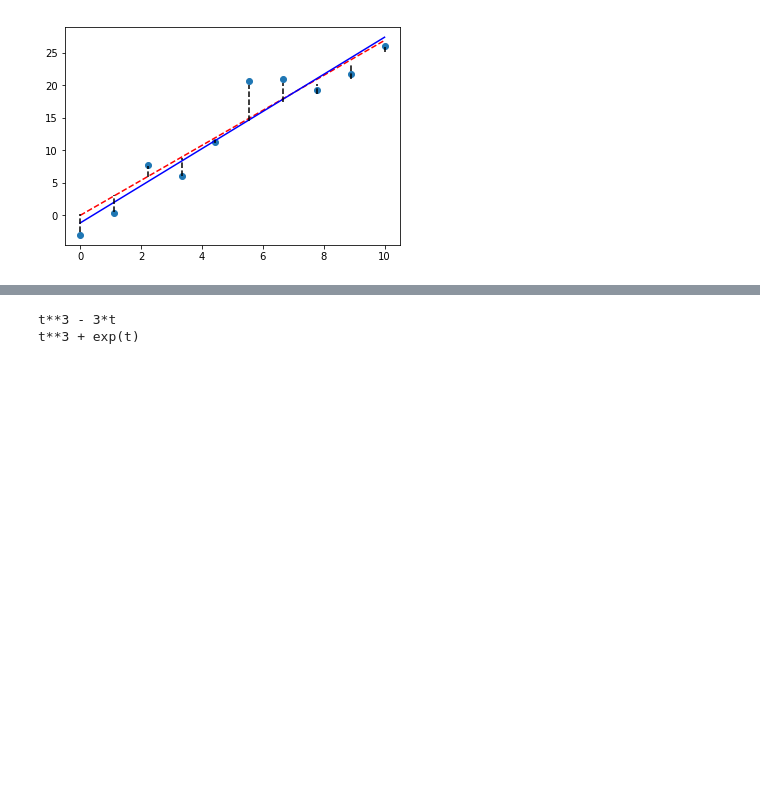
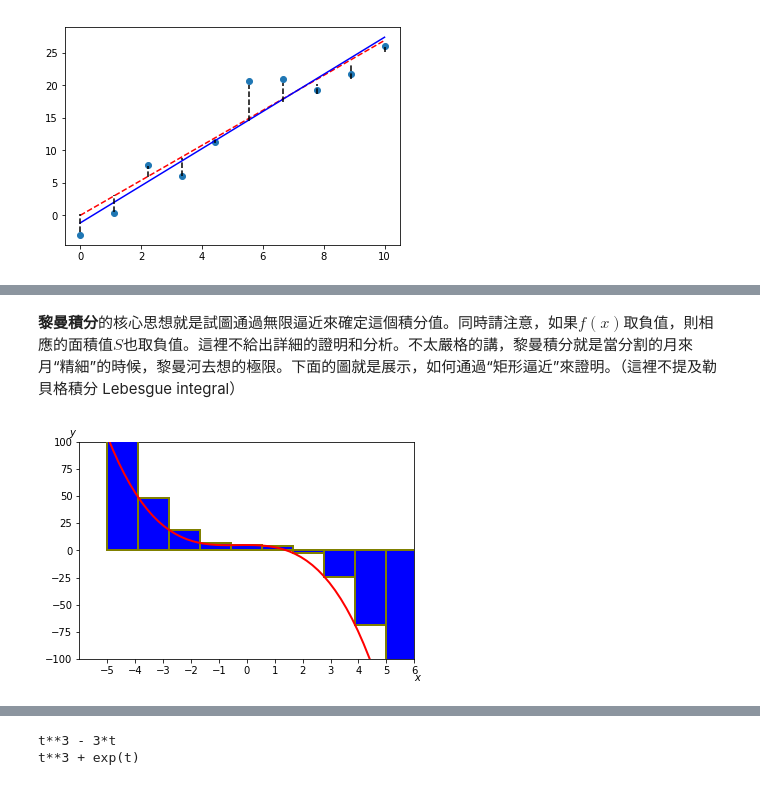
Before and after one commit to TerenceLiu98/Undergraduate-in-Statistics, a Jupyter notebook: Use PY in Calculus.ipynb, the cells around one changed output, grey strips where cells are left out. Drawn from its saved outputs; the diff is of its cells as text; code cells hidden in the pictures; blank space fills up the shorter version.

```diff
--- a/Use PY in Calculus.ipynb
+++ b/Use PY in Calculus.ipynb
@@ -772,0 +795,32 @@ plt.plot(domain,[v.subs(t,i) for i in domain],linewidth = 2)
+# %% [markdown]
+**黎曼積分**的核心思想就是試圖通過無限逼近來確定這個積分值。同時請注意，如果$f(x)$取負值，則相應的面積值$S$也取負值。這裡不給出詳細的證明和分析。不太嚴格的講，黎曼積分就是當分割的月來月“精細”的時候，黎曼河去想的極限。下面的圖就是展示，如何通過“矩形逼近”來證明。（這裡不提及勒貝格積分 Lebesgue integral）
+# %%
+import numpy as np
+import matplotlib.pyplot as plt
+import matplotlib.ticker as ticker
+
+def func(x):
+    return -x**3 - x**2 + 5
+
+a, b = 2, 9  # integral limits
+x = np.linspace(-5, 5)
+y = func(x)
+ix = np.linspace(-5, 5,10)
+iy = func(ix)
+
+fig, ax = plt.subplots()
+plt.plot(x, y, 'r', linewidth=2, zorder=5)
+plt.bar(ix, iy, width=1.1, color='b', align='edge', ec='olive', ls='-', lw=2,zorder=5)
+
+plt.figtext(0.9, 0.05, '$x$')
+plt.figtext(0.1, 0.9, '$y$')
+
+ax.spines['left'].set_visible(True)
+ax.spines['right'].set_visible(True)
+ax.xaxis.set_major_locator(ticker.IndexLocator(base=1, offset=0))
+plt.xlim(-6,6)
+plt.ylim(-100,100)
+
+plt.show()
+# %% [output]
+[figure, added]
```
Also changed, not shown: parts of 15 cells of this notebook, 2 other files.
